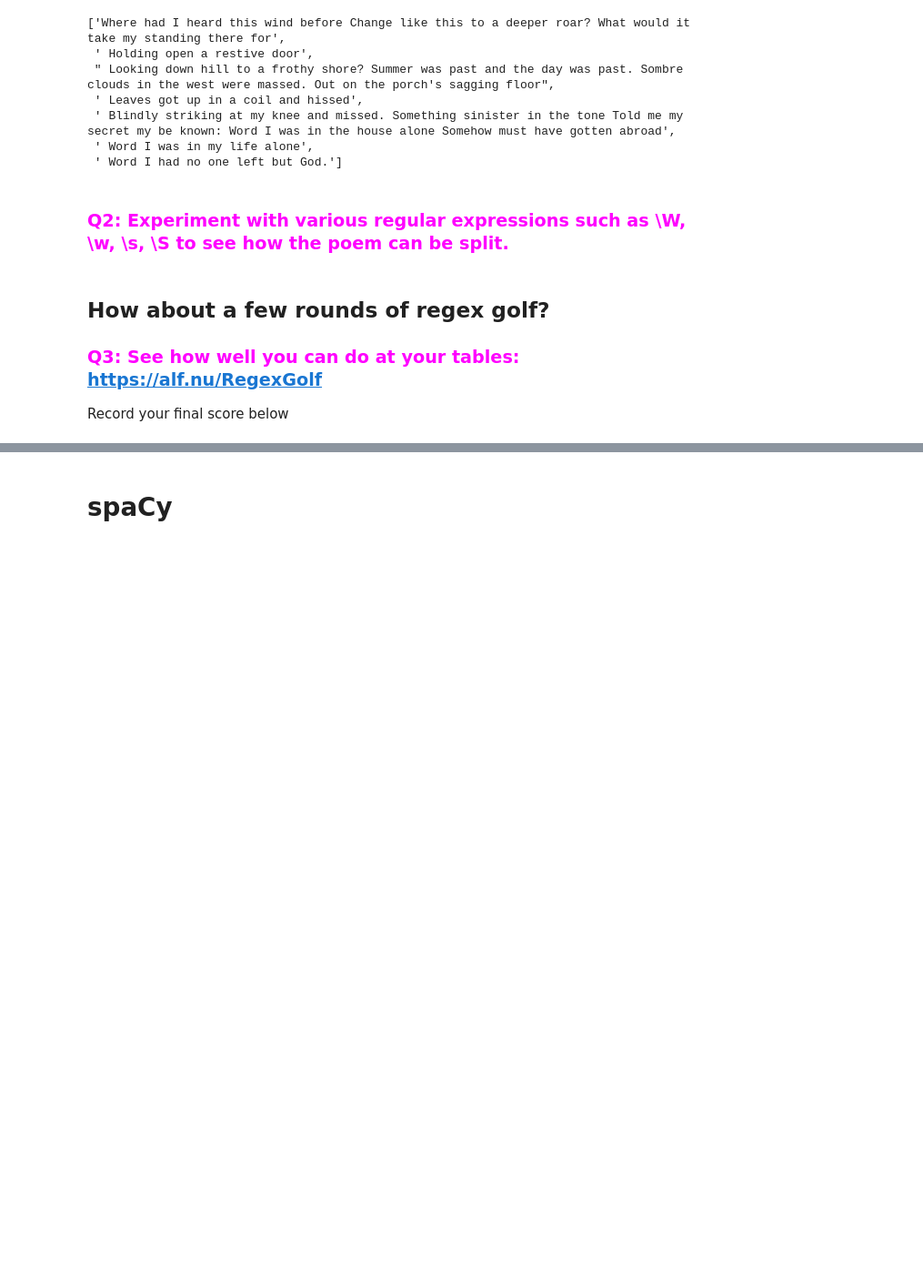
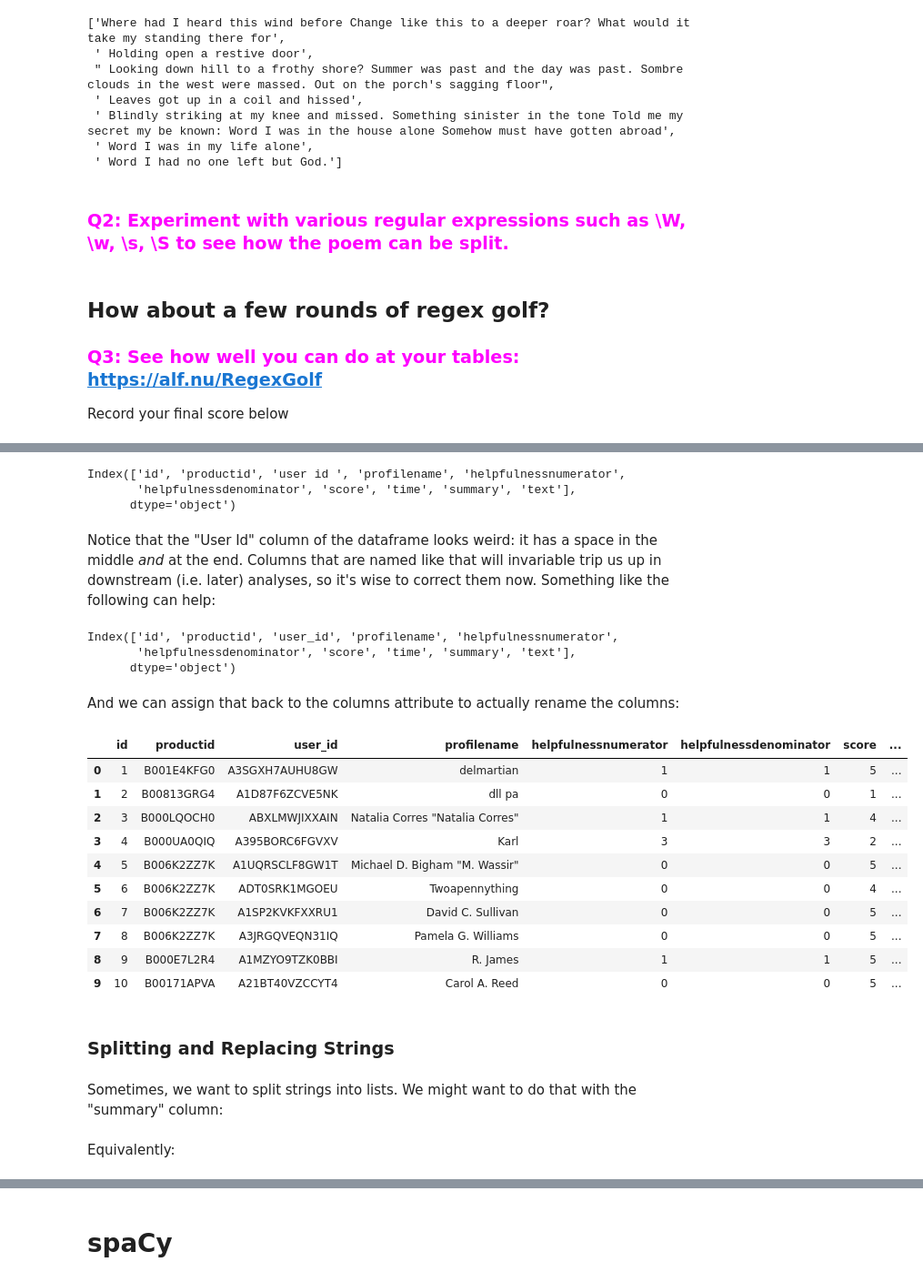
Before and after one commit to umsi-data-science/si618wn2019, a Jupyter notebook: 618_07_NLP.ipynb, the cells around one changed output, grey strips where cells are left out. Shown: that part at 91% size. Drawn from its saved outputs; the diff is of its cells as text; code cells hidden in the pictures; blank space fills up the shorter version.

```diff
--- a/618_07_NLP.ipynb
+++ b/618_07_NLP.ipynb
@@ -165,0 +250,36 @@ Record your final score below
+# %%
+reviews_sample.columns.str.lower()
+# %% [output]
+Index(['id', 'productid', 'user id ', 'profilename', 'helpfulnessnumerator',
+       'helpfulnessdenominator', 'score', 'time', 'summary', 'text'],
+      dtype='object')
+# %% [markdown]
+Notice that the "User Id" column of the dataframe looks weird:  it has a space in the middle *and* at the end.  Columns that are named like that will invariable trip us up in downstream (i.e. later) analyses, so it's wise to correct them now.  Something like the following can help:
+# %%
+reviews_sample.columns.str.strip().str.lower().str.replace(' ','_')
+# %% [output]
+Index(['id', 'productid', 'user_id', 'profilename', 'helpfulnessnumerator',
+       'helpfulnessdenominator', 'score', 'time', 'summary', 'text'],
+      dtype='object')
+# %% [markdown]
+And we can assign that back to the columns attribute to actually rename the columns:
+# %%
+reviews_sample.columns = reviews_sample.columns.str.strip().str.lower().str.replace(' ','_')
+# %%
+reviews_sample
+# %% [output]
+|  | id | productid | user_id | profilename | helpfulnessnumerator | helpfulnessdenominator | score | ... |
+| 0 | 1 | B001E4KFG0 | A3SGXH7AUHU8GW | delmartian | 1 | 1 | 5 | ... |
+| 1 | 2 | B00813GRG4 | A1D87F6ZCVE5NK | dll pa | 0 | 0 | 1 | ... |
+| 2 | 3 | B000LQOCH0 | ABXLMWJIXXAIN | Natalia Corres "Natalia Corres" | 1 | 1 | 4 | ... |
+| 3 | 4 | B000UA0QIQ | A395BORC6FGVXV | Karl | 3 | 3 | 2 | ... |
+| 4 | 5 | B006K2ZZ7K | A1UQRSCLF8GW1T | Michael D. Bigham "M. Wassir" | 0 | 0 | 5 | ... |
+| 5 | 6 | B006K2ZZ7K | ADT0SRK1MGOEU | Twoapennything | 0 | 0 | 4 | ... |
+| 6 | 7 | B006K2ZZ7K | A1SP2KVKFXXRU1 | David C. Sullivan | 0 | 0 | 5 | ... |
+| 7 | 8 | B006K2ZZ7K | A3JRGQVEQN31IQ | Pamela G. Williams | 0 | 0 | 5 | ... |
+| 8 | 9 | B000E7L2R4 | A1MZYO9TZK0BBI | R. James | 1 | 1 | 5 | ... |
+| 9 | 10 | B00171APVA | A21BT40VZCCYT4 | Carol A. Reed | 0 | 0 | 5 | ... |
+# %% [markdown]
+### Splitting and Replacing Strings
+# %% [markdown]
+Sometimes, we want to split strings into lists.  We might want to do that with the "summary" column:
@@ -165,0 +290,2 @@ Record your final score below
+# %% [markdown]
+Equivalently:
```
Also changed, not shown: parts of 49 cells of this notebook.
